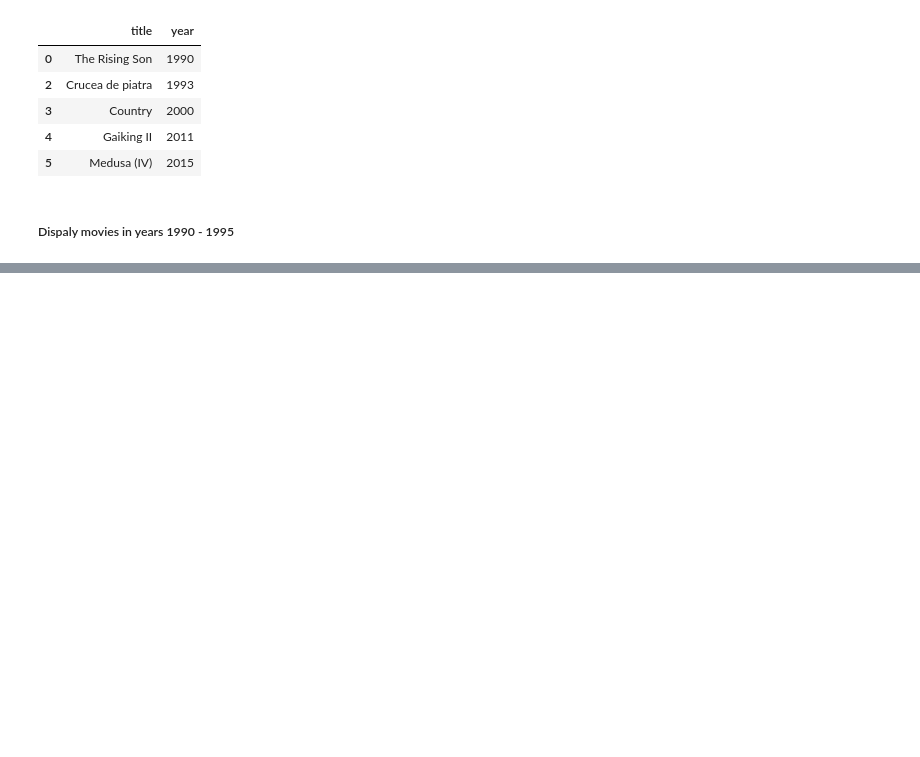
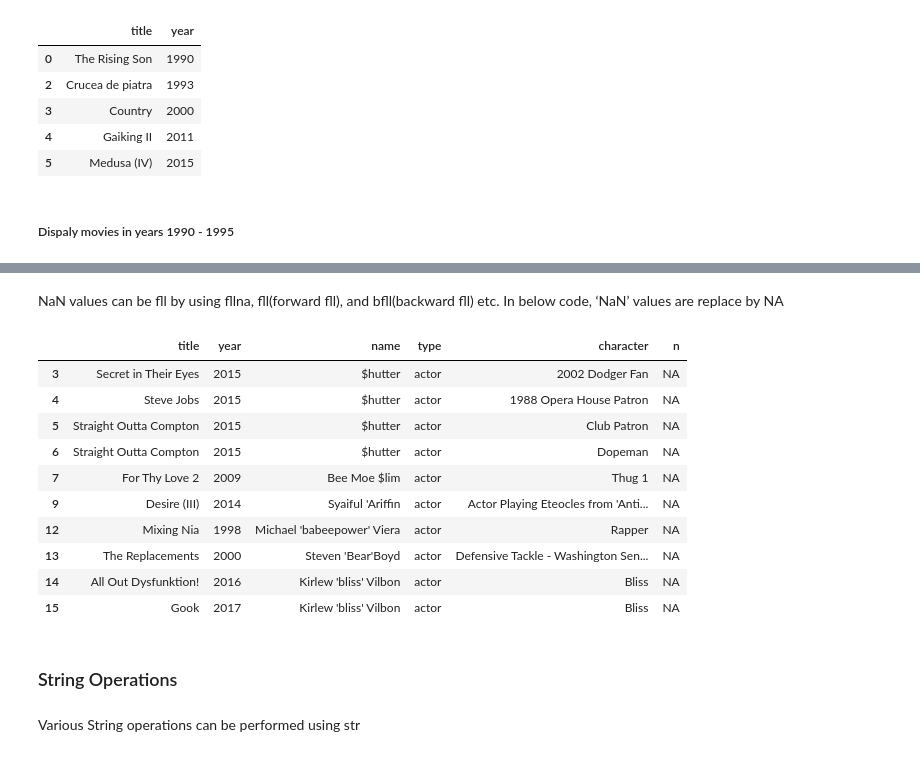
Before and after one commit to sksoumik/python-ps, a Jupyter notebook: pandas/data_operations.ipynb, the cells around one changed output, grey strips where cells are left out. Cells and saved outputs as stored; diff of their text form; code cells hidden in the pictures; blank space fills up the shorter version.

```diff
--- a/pandas/data_operations.ipynb
+++ b/pandas/data_operations.ipynb
@@ -89,0 +154,22 @@ movies_90.h
+# %% [markdown]
+NaN values can be fll by using fllna, fll(forward fll), and bfll(backward fll) etc. In below code,
+‘NaN’ values are replace by NA
+# %%
+c_fill = c[c['n'].isnull()].fillna('NA')
+c_fill.head(10)
+# %% [output]
+|  | title | year | name | type | character | n |
+| 3 | Secret in Their Eyes | 2015 | $hutter | actor | 2002 Dodger Fan | NA |
+| 4 | Steve Jobs | 2015 | $hutter | actor | 1988 Opera House Patron | NA |
+| 5 | Straight Outta Compton | 2015 | $hutter | actor | Club Patron | NA |
+| 6 | Straight Outta Compton | 2015 | $hutter | actor | Dopeman | NA |
+| 7 | For Thy Love 2 | 2009 | Bee Moe $lim | actor | Thug 1 | NA |
+| 9 | Desire (III) | 2014 | Syaiful 'Ariffin | actor | Actor Playing Eteocles from 'Anti... | NA |
+| 12 | Mixing Nia | 1998 | Michael 'babeepower' Viera | actor | Rapper | NA |
+| 13 | The Replacements | 2000 | Steven 'Bear'Boyd | actor | Defensive Tackle - Washington Sen... | NA |
+| 14 | All Out Dysfunktion! | 2016 | Kirlew 'bliss' Vilbon | actor | Bliss | NA |
+| 15 | Gook | 2017 | Kirlew 'bliss' Vilbon | actor | Bliss | NA |
+# %% [markdown]
+### String Operations
+# %% [markdown]
+Various String operations can be performed using str
```
Also changed, not shown: parts of 14 cells of this notebook.
